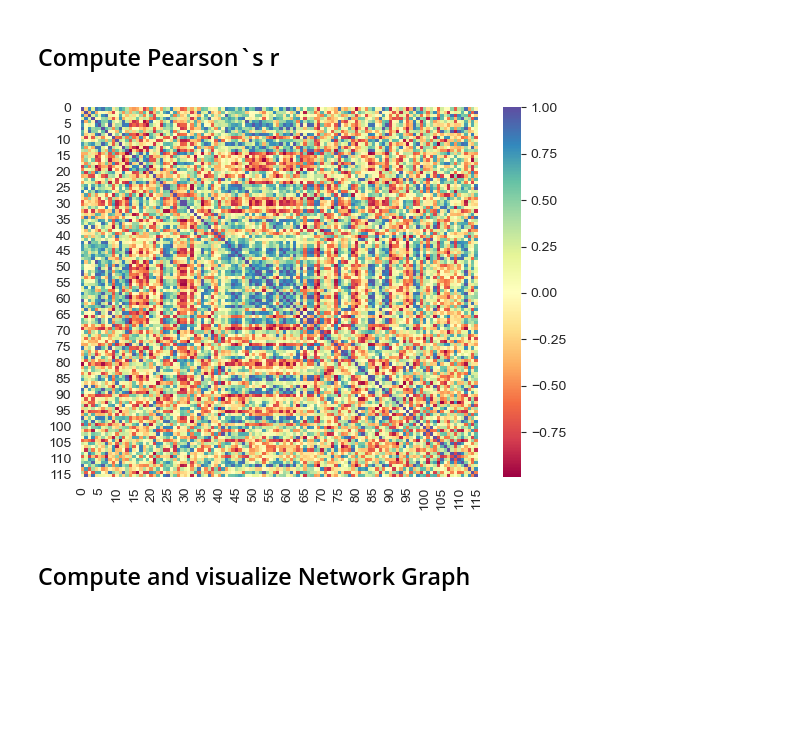
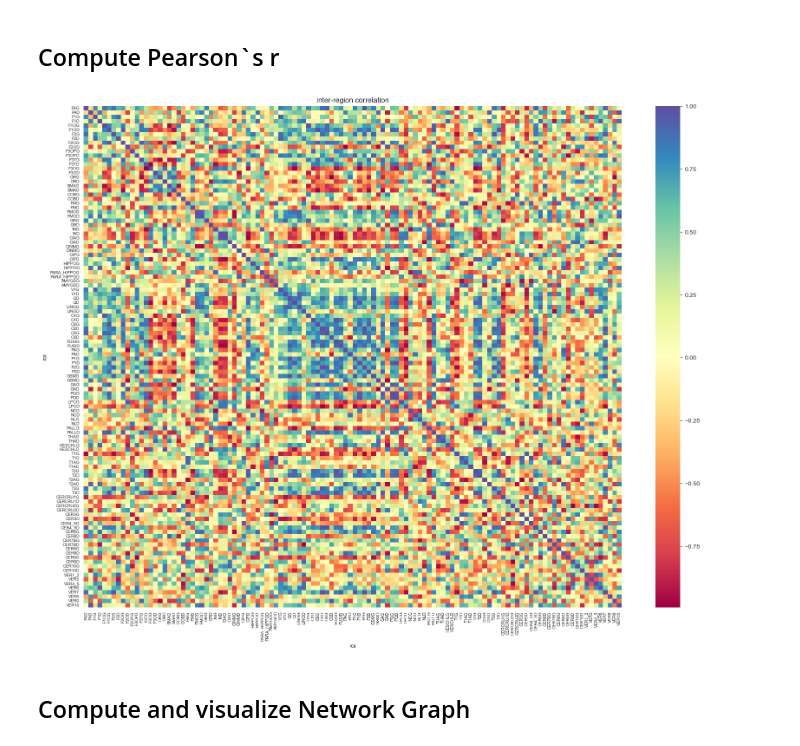
Before and after one commit to lukasbehammer/Clustering-of-HCP-Unrelated-100-Subjects-by-ROI-Correlations-in-Resting-State, a Jupyter notebook: Clustering of HCP Unrelated 100 Subjects by ROI-Correlations in Resting State.ipynb, the cells around one changed output. Drawn from its saved outputs; the diff is of its cells as text; code cells hidden in the pictures; blank space fills up the shorter version.

```diff
--- a/Clustering of HCP Unrelated 100 Subjects by ROI-Correlations in Resting State.ipynb
+++ b/Clustering of HCP Unrelated 100 Subjects by ROI-Correlations in Resting State.ipynb
@@ -66,11 +154,18 @@ plt.plot(timeseries[:, :]);
 # %%
 # compute correlation between regions in sliding window
 correlation_matrices_per_patient = timeseries_pearson_corr(timeseries, step_width=5, overlap_percentage=0.2)
-# %%
-# plot correlation matrix
-sns.heatmap(correlation_matrices_per_patient[timestamp], cmap='Spectral');
-# %% [output]
-[figure, removed]
+# %%
+# plot correlation matrix
+axis_labels = region_labels[:, 0]
+fig, ax = plt.subplots(figsize=(20,15))
+sns.heatmap(correlation_matrices_per_patient[timestamp], ax=ax, cmap='Spectral')
+ax.set_title("inter-region correlation")
+ax.set_xlabel("roi")
+ax.set_ylabel("roi")
+ax.set_xticks(np.arange(len(regions))+0.5, axis_labels, fontsize="x-small")
+ax.set_yticks(np.arange(len(regions))+0.5, axis_labels, fontsize="x-small");
+# %% [output]
+[figure, added]
 # %% [markdown]
 ## Compute and visualize Network Graph
 # %%
```
Also changed, not shown: parts of 15 cells of this notebook, 6 other files.
